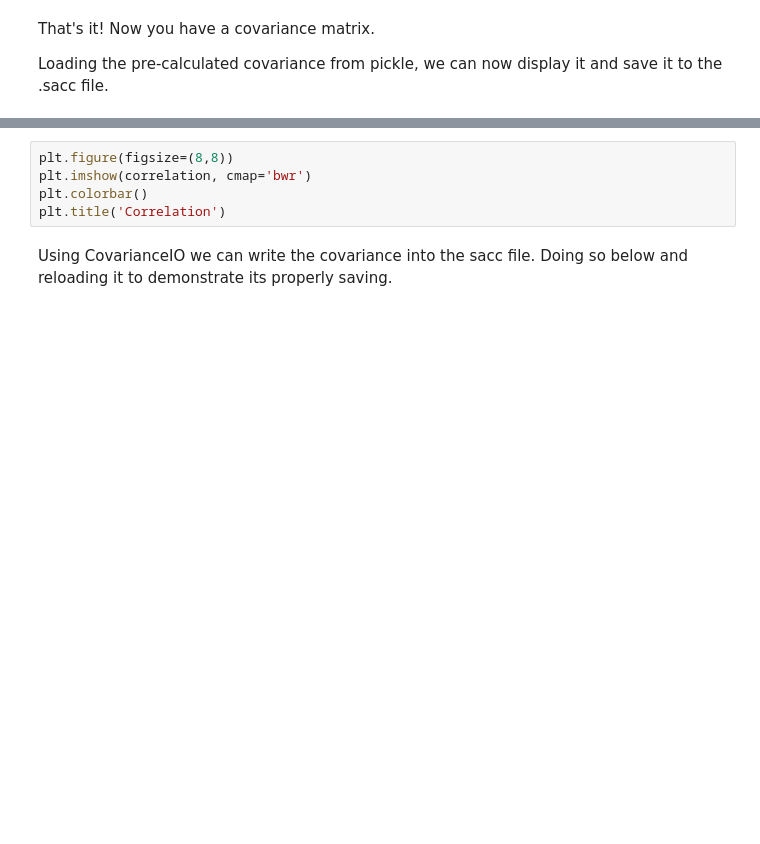
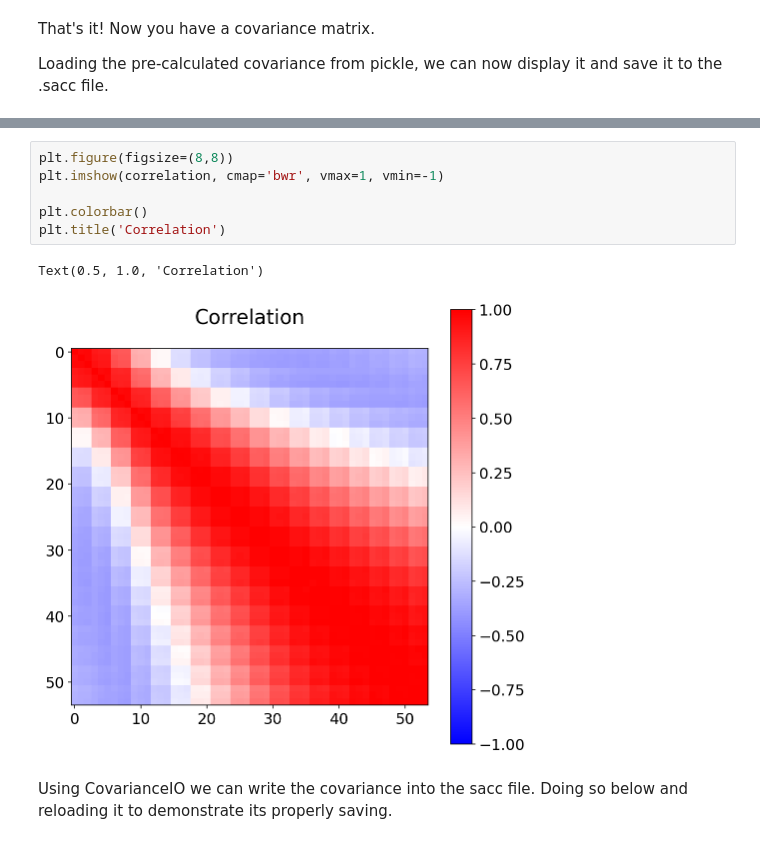
Before and after one commit to LSSTDESC/TJPCov, a Jupyter notebook: examples/clusters/cluster_count_covariance.ipynb, the cells around one changed output, grey strips where cells are left out. Cells and saved outputs as stored; diff of their text form; blank space fills up the shorter version.

```diff
--- a/examples/clusters/cluster_count_covariance.ipynb
+++ b/examples/clusters/cluster_count_covariance.ipynb
@@ -48,8 +51,12 @@ plt.title('Covariance')
 # %%
 plt.figure(figsize=(8,8))
-plt.imshow(correlation, cmap='bwr')
+plt.imshow(correlation, cmap='bwr', vmax=1, vmin=-1)
+
 plt.colorbar()
 plt.title('Correlation')
+# %% [output]
+Text(0.5, 1.0, 'Correlation')
+[figure, added]
 # %% [markdown]
 Using CovarianceIO we can write the covariance into the sacc file.  Doing so below and reloading it to demonstrate its properly saving.
 # %%
```
Also changed, not shown: parts of 2 cells of this notebook, 3 other files.
